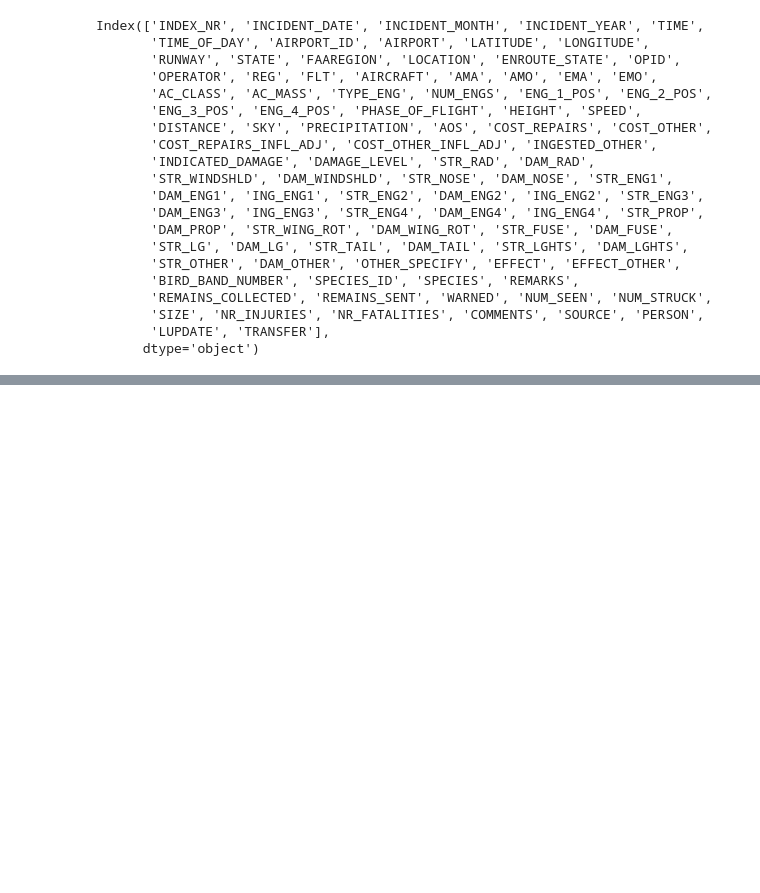
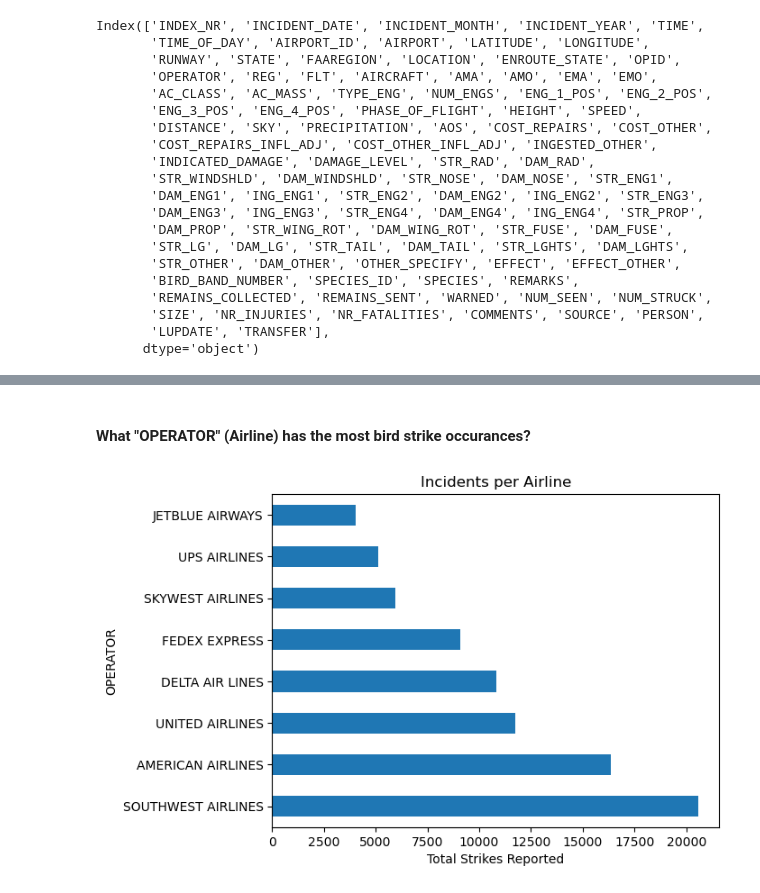
Before and after one commit to Austin-Heard/airplane-wildlife-strikes, a Jupyter notebook: notebooks/explore.ipynb, the cells around one changed output, grey strips where cells are left out. Saved outputs shown, nothing was run; the diff lists cells and outputs as text; code cells hidden in the pictures; blank space fills up the shorter version.

```diff
--- a/notebooks/explore.ipynb
+++ b/notebooks/explore.ipynb
@@ -86,0 +109,8 @@ Bird Strike report per year
+# %% [markdown]
+#### What "OPERATOR" (Airline) has the most bird strike occurances?
+# %%
+acs_db_named_operators = acs_db[(acs_db["OPERATOR"] != "UNKNOWN") & (acs_db["OPERATOR"] != "BUSINESS")]
+incident_per_airline = acs_db_named_operators["OPERATOR"].value_counts().sort_values(ascending=False).head(8)
+incident_per_airline.plot(kind='barh', title='Incidents per Airline',xlabel="Total Strikes Reported");
+# %% [output]
+[figure, added]
```
Also changed, not shown: parts of 43 cells of this notebook.
